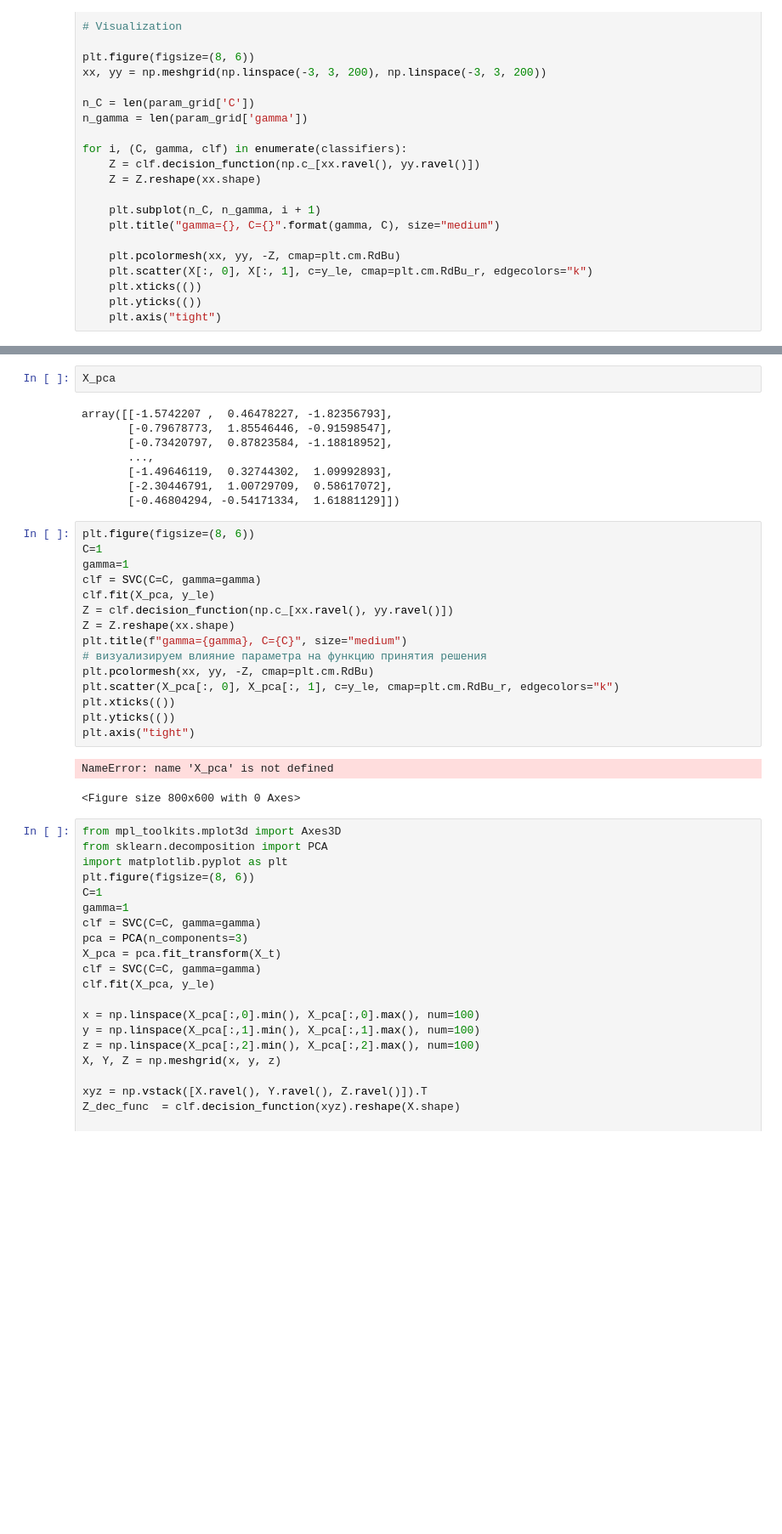
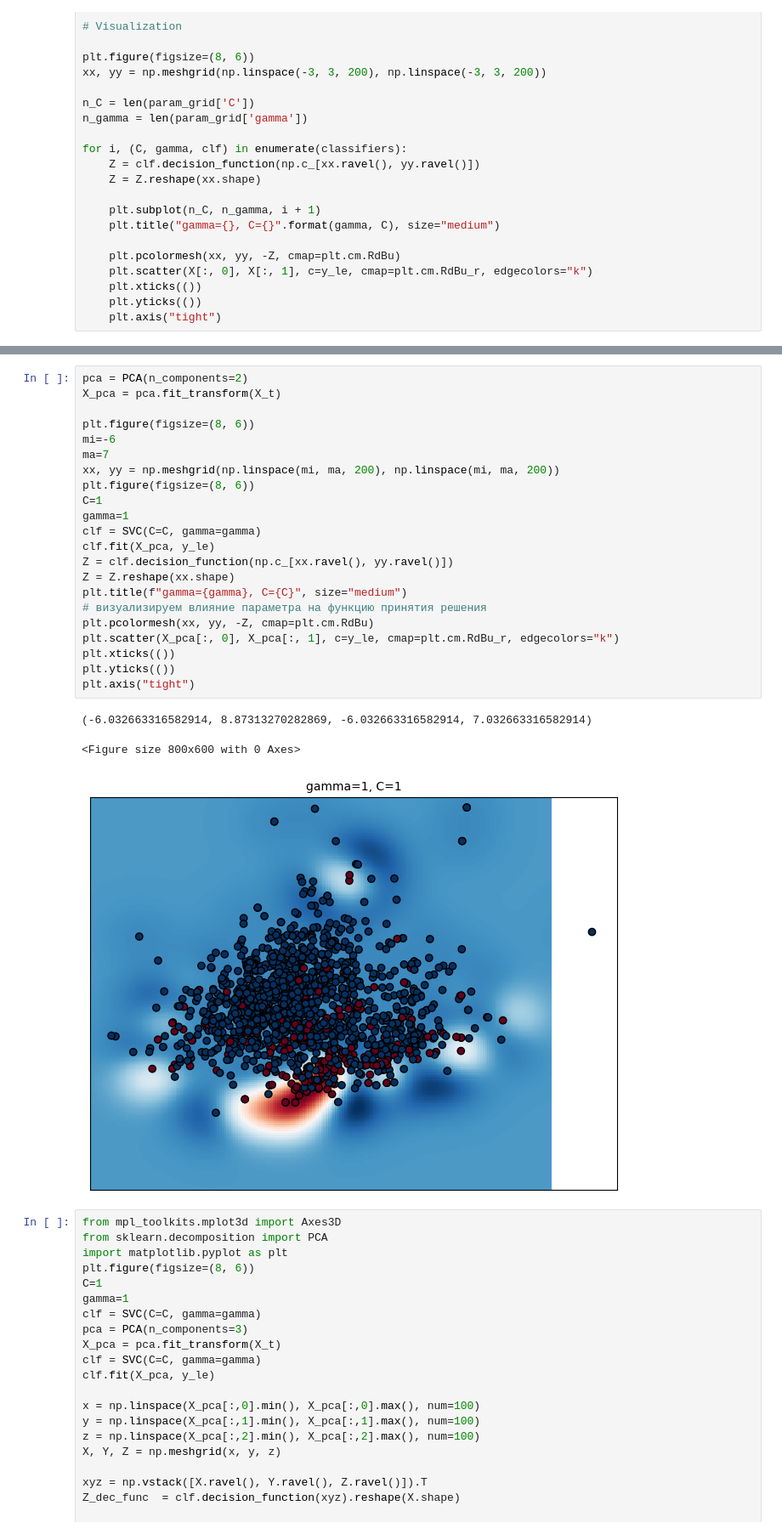
Before and after one commit to sawa25/2Y_ML_project8, a Jupyter notebook: miniproject8_py39.ipynb, the cells around one changed output, grey strips where cells are left out. Shown: that part at 85% size. Drawn from its saved outputs; the diff is of its cells as text; blank space fills up the shorter version.

```diff
--- a/miniproject8_py39.ipynb
+++ b/miniproject8_py39.ipynb
@@ -528,31 +527,29 @@ ValueError: X has 2 features, but SVC is expecting 3 features as input.
-# %%
-X_pca
-# %% [output]
-array([[-1.5742207 ,  0.46478227, -1.82356793],
-       [-0.79678773,  1.85546446, -0.91598547],
-       [-0.73420797,  0.87823584, -1.18818952],
-       ...,
-       [-1.49646119,  0.32744302,  1.09992893],
-       [-2.30446791,  1.00729709,  0.58617072],
-       [-0.46804294, -0.54171334,  1.61881129]])
 # %%
+pca = PCA(n_components=2)
+X_pca = pca.fit_transform(X_t)
+
+plt.figure(figsize=(8, 6))
+mi=-6
+ma=7
+xx, yy = np.meshgrid(np.linspace(mi, ma, 200), np.linspace(mi, ma, 200))
 plt.figure(figsize=(8, 6))
 C=1
 gamma=1
 clf = SVC(C=C, gamma=gamma)
 clf.fit(X_pca, y_le)
 Z = clf.decision_function(np.c_[xx.ravel(), yy.ravel()])
 Z = Z.reshape(xx.shape)
 plt.title(f"gamma={gamma}, C={C}", size="medium")
 # визуализируем влияние параметра на функцию принятия решения
 plt.pcolormesh(xx, yy, -Z, cmap=plt.cm.RdBu)
 plt.scatter(X_pca[:, 0], X_pca[:, 1], c=y_le, cmap=plt.cm.RdBu_r, edgecolors="k")
 plt.xticks(())
 plt.yticks(())
 plt.axis("tight")
 # %% [output]
-NameError: name 'X_pca' is not defined
+(-6.032663316582914, 8.87313270282869, -6.032663316582914, 7.032663316582914)
 <Figure size 800x600 with 0 Axes>
+[figure, added]
 # %%
 from mpl_toolkits.mplot3d import Axes3D
 from sklearn.decomposition import PCA
```
Also changed, not shown: parts of 9 cells of this notebook.
